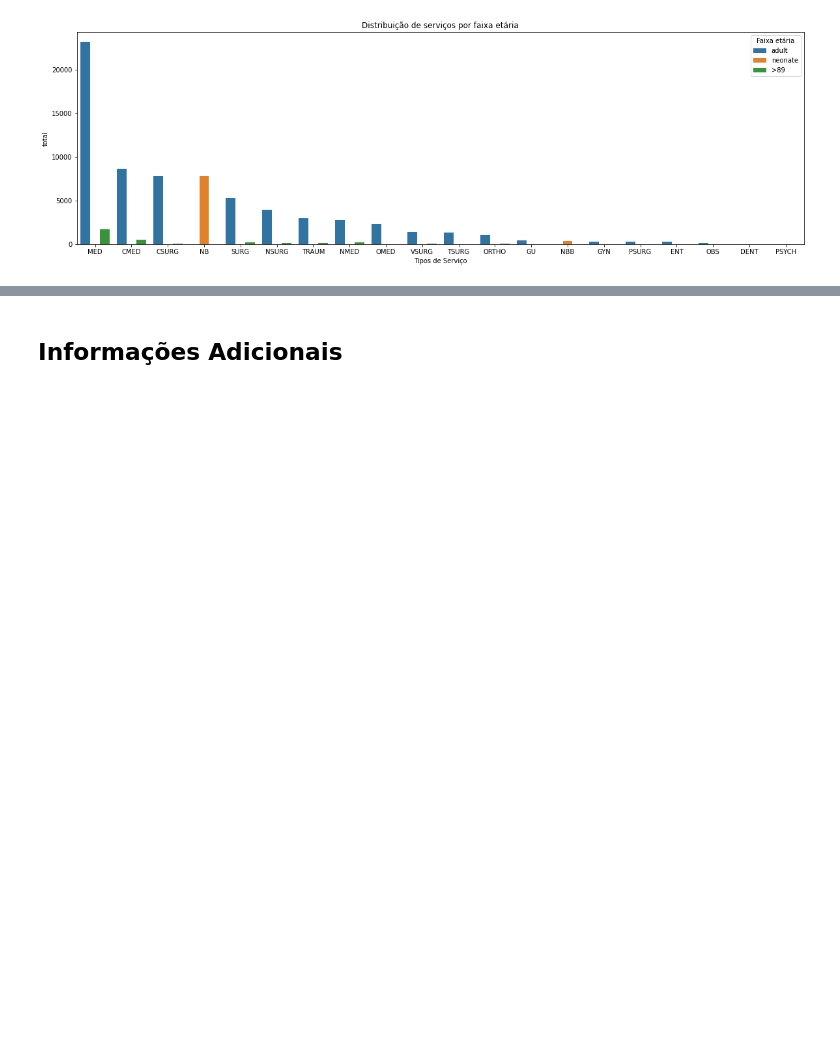
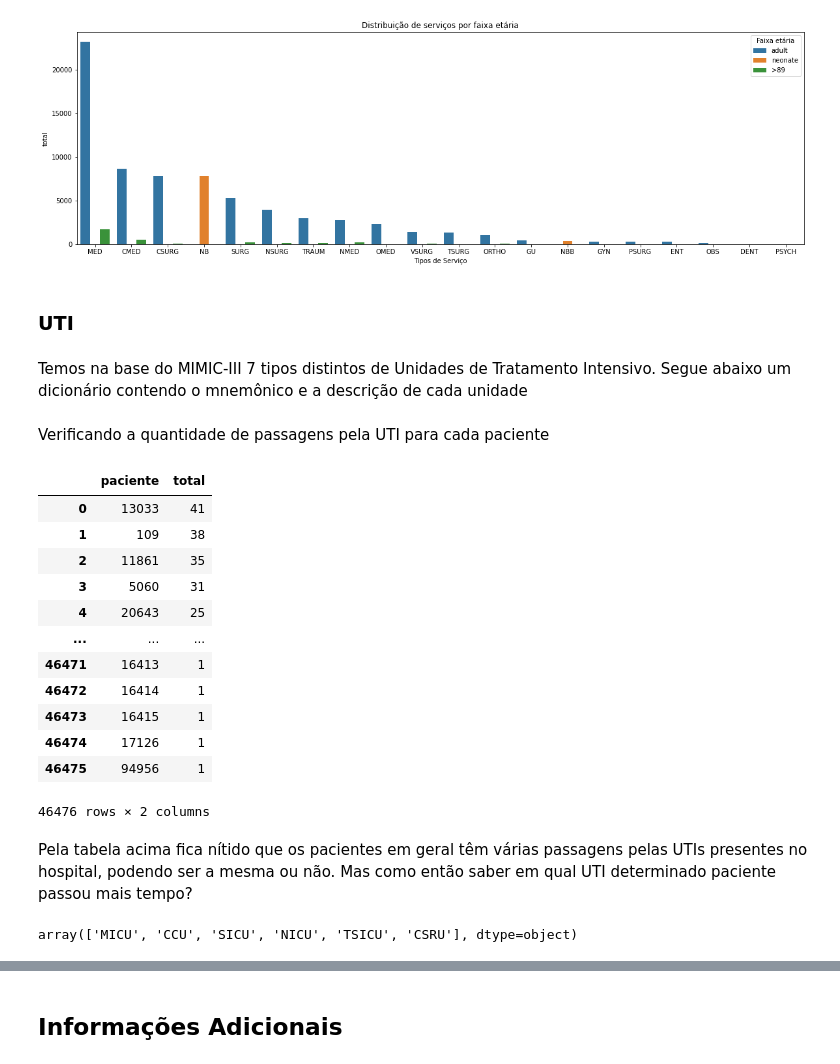
Before and after one commit to camila-cg/mimic-3, a Jupyter notebook: análise-exploratória.ipynb, the cells around one changed output, grey strips where cells are left out. Saved outputs shown, nothing was run; the diff lists cells and outputs as text; code cells hidden in the pictures; blank space fills up the shorter version.

```diff
--- a/análise-exploratória.ipynb
+++ b/análise-exploratória.ipynb
@@ -653,3 +663,7 @@ ax
 # %% [output]
 <AxesSubplot:title={'center':'Distribuição de serviços por faixa etária'}, xlabel='Tipos de Serviço', ylabel='total'>
 [figure]
+# %% [markdown]
+### UTI
+# %% [markdown]
+Temos na base do MIMIC-III 7 tipos distintos de Unidades de Tratamento Intensivo. Segue abaixo um dicionário contendo o mnemônico e a descrição de cada unidade
@@ -655,0 +680,26 @@ ax
+# %% [markdown]
+Verificando a quantidade de passagens pela UTI para cada paciente
+# %%
+icu_df = pd.read_csv('C:\csvMimic\\v1_4\ICUSTAYS.csv')
+aux = icu_df['SUBJECT_ID'].value_counts().rename_axis('paciente').reset_index(name='total')
+aux
+# %% [output]
+|  | paciente | total |
+| 0 | 13033 | 41 |
+| 1 | 109 | 38 |
+| 2 | 11861 | 35 |
+| 3 | 5060 | 31 |
+| 4 | 20643 | 25 |
+| ... | ... | ... |
+| 46471 | 16413 | 1 |
+| 46472 | 16414 | 1 |
+| 46473 | 16415 | 1 |
+| 46474 | 17126 | 1 |
+| 46475 | 94956 | 1 |
+46476 rows × 2 columns
+# %% [markdown]
+Pela tabela acima fica nítido que os pacientes em geral têm várias passagens pelas UTIs presentes no hospital, podendo ser a mesma ou não. Mas como então saber em qual UTI determinado paciente passou mais tempo?
+# %%
+icu_df.LAST_CAREUNIT.unique()
+# %% [output]
+array(['MICU', 'CCU', 'SICU', 'NICU', 'TSICU', 'CSRU'], dtype=object)
```
Also changed, not shown: parts of 7 cells of this notebook.
